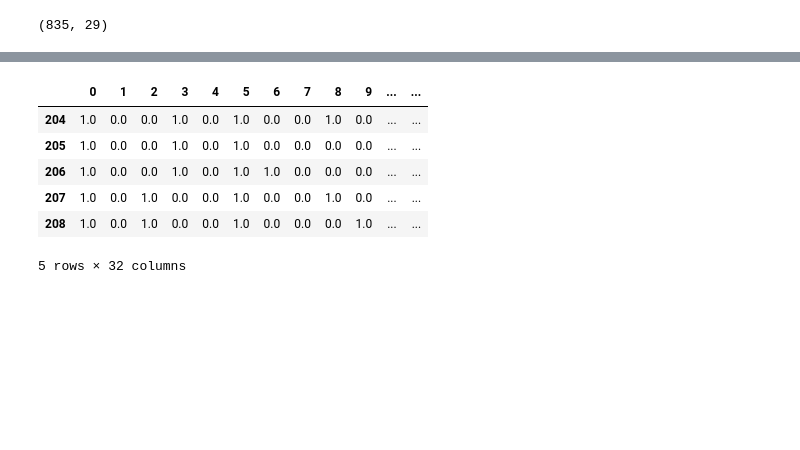
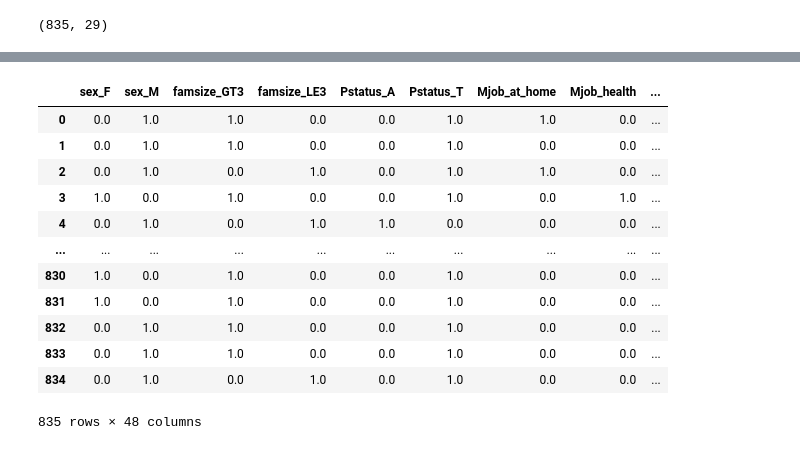
Before and after one commit to NafisFaiyaz007/CSE-445-Machine-learning_Predicting-Risky-Alcohol-Consumption-among-Students, a Jupyter notebook: CSE445_preprocessing stage 1.ipynb, the cells around one changed output, grey strips where cells are left out. Drawn from its saved outputs; the diff is of its cells as text; code cells hidden in the pictures; blank space fills up the shorter version.

Commit message:
Dataset Scaled

```diff
--- a/CSE445_preprocessing stage 1.ipynb
+++ b/CSE445_preprocessing stage 1.ipynb
@@ -193,0 +208,4 @@ testSetCat.head()
+# %%
+#Getting all the categorical and integer features in different lists
+categorical_features = trainSet.select_dtypes(include="object").columns
+integer_features = trainSet.select_dtypes(exclude="object").columns
@@ -199,9 +230,9 @@ testSetCat.head()
 from sklearn.compose import ColumnTransformer
 from sklearn.preprocessing import OneHotEncoder
 
-df_category = ['sex','famsize','Pstatus','Mjob','Fjob','guardian','schoolsup','famsup','paid','activities','higher','romantic']
-onehot_enc = ColumnTransformer([("cat", OneHotEncoder(), df_category),
-                               ("donottouch", 'passthrough',['age'])])
+onehot_enc = ColumnTransformer([("cat", OneHotEncoder(), categorical_features)],
+                               remainder = 'passthrough',
+                       verbose_feature_names_out = False)
 # %%
 trainSet[['sex','famsize','Pstatus','Mjob','Fjob','guardian','schoolsup','famsup','paid','activities','higher','romantic']].value_counts()
 
@@ -248,10 +297,20 @@ df_encoded.shape
 # %%
-testSet.tail()
+#Rename the Scaled Train Set and Test Set columns
+df_encoded.columns = onehot_enc.get_feature_names_out()
+testSet.columns = onehot_enc.get_feature_names_out()
-# %% [output]
-|  | 0 | 1 | 2 | 3 | 4 | 5 | 6 | 7 | 8 | 9 | ... | ... |
-| 204 | 1.0 | 0.0 | 0.0 | 1.0 | 0.0 | 1.0 | 0.0 | 0.0 | 1.0 | 0.0 | ... | ... |
-| 205 | 1.0 | 0.0 | 0.0 | 1.0 | 0.0 | 1.0 | 0.0 | 0.0 | 0.0 | 0.0 | ... | ... |
-| 206 | 1.0 | 0.0 | 0.0 | 1.0 | 0.0 | 1.0 | 1.0 | 0.0 | 0.0 | 0.0 | ... | ... |
-| 207 | 1.0 | 0.0 | 1.0 | 0.0 | 0.0 | 1.0 | 0.0 | 0.0 | 1.0 | 0.0 | ... | ... |
-| 208 | 1.0 | 0.0 | 1.0 | 0.0 | 0.0 | 1.0 | 0.0 | 0.0 | 0.0 | 1.0 | ... | ... |
-5 rows × 32 columns
+# %%
+df_encoded
+# %% [output]
+|  | sex_F | sex_M | famsize_GT3 | famsize_LE3 | Pstatus_A | Pstatus_T | Mjob_at_home | Mjob_health | ... |
+| 0 | 0.0 | 1.0 | 1.0 | 0.0 | 0.0 | 1.0 | 1.0 | 0.0 | ... |
+| 1 | 0.0 | 1.0 | 1.0 | 0.0 | 0.0 | 1.0 | 0.0 | 0.0 | ... |
+| 2 | 0.0 | 1.0 | 0.0 | 1.0 | 0.0 | 1.0 | 1.0 | 0.0 | ... |
+| 3 | 1.0 | 0.0 | 1.0 | 0.0 | 0.0 | 1.0 | 0.0 | 1.0 | ... |
+| 4 | 0.0 | 1.0 | 0.0 | 1.0 | 1.0 | 0.0 | 0.0 | 0.0 | ... |
+| ... | ... | ... | ... | ... | ... | ... | ... | ... | ... |
+| 830 | 1.0 | 0.0 | 1.0 | 0.0 | 0.0 | 1.0 | 0.0 | 0.0 | ... |
+| 831 | 1.0 | 0.0 | 1.0 | 0.0 | 0.0 | 1.0 | 0.0 | 0.0 | ... |
+| 832 | 0.0 | 1.0 | 1.0 | 0.0 | 0.0 | 1.0 | 0.0 | 0.0 | ... |
+| 833 | 0.0 | 1.0 | 1.0 | 0.0 | 0.0 | 1.0 | 0.0 | 0.0 | ... |
+| 834 | 0.0 | 1.0 | 0.0 | 1.0 | 0.0 | 1.0 | 0.0 | 0.0 | ... |
+835 rows × 48 columns
```
Also changed, not shown: parts of 18 cells of this notebook.
